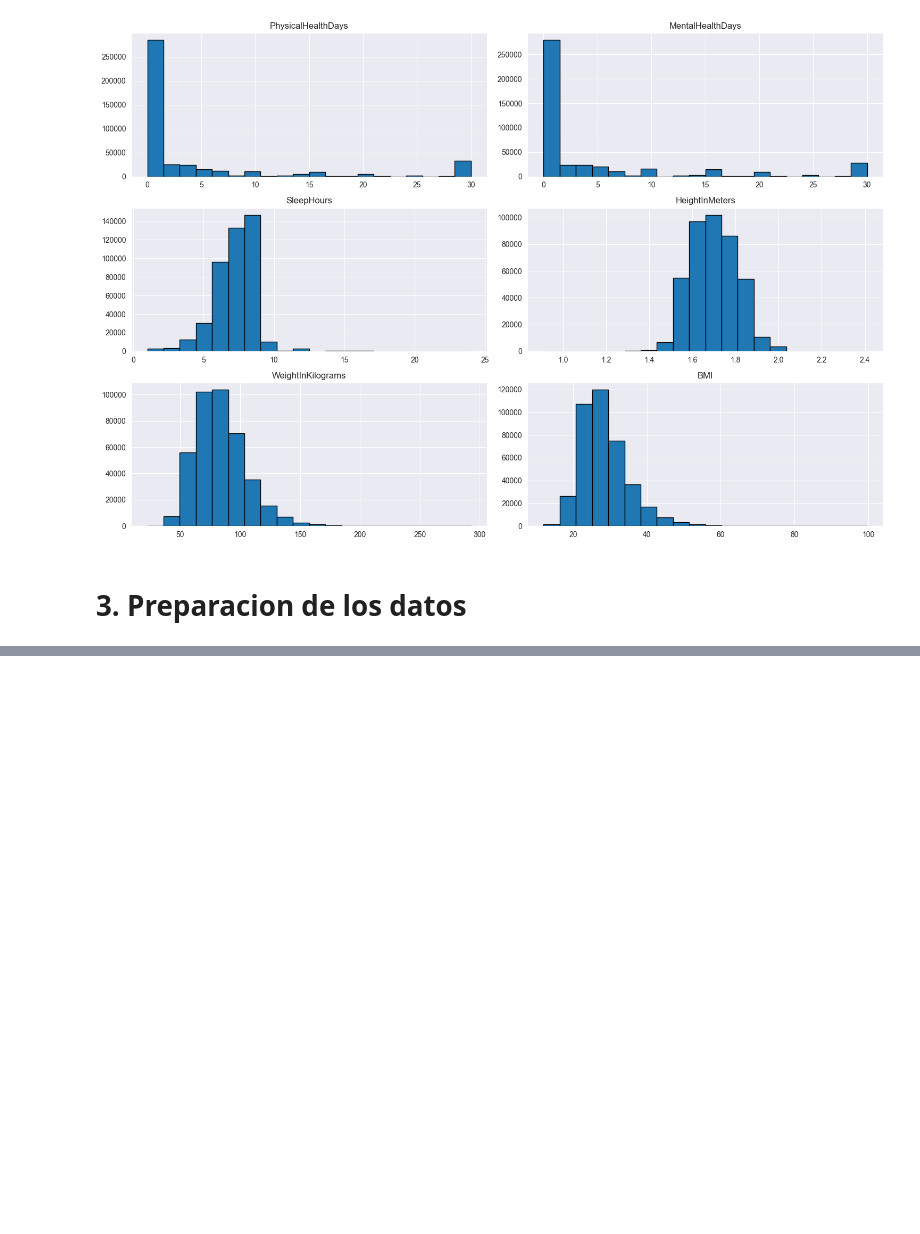
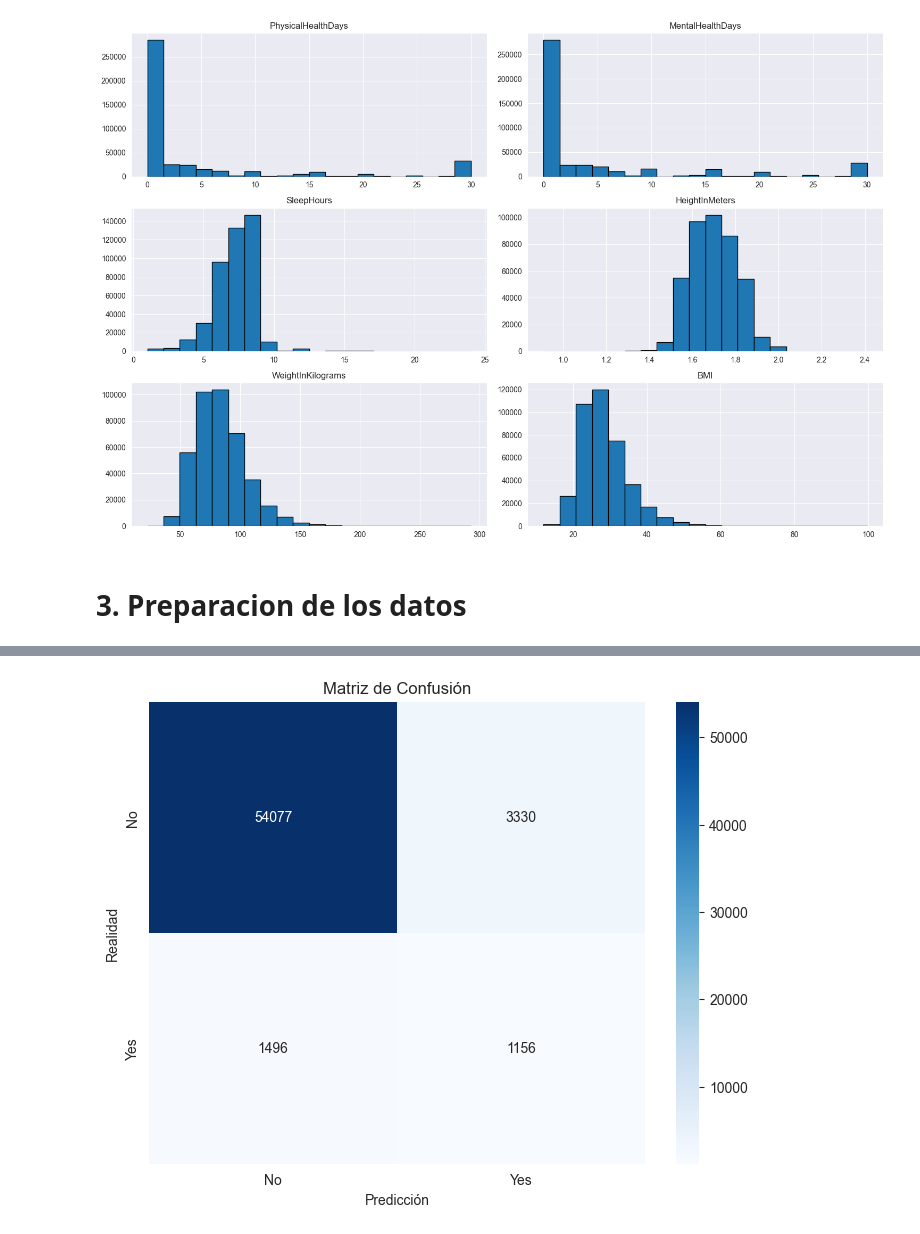
Before and after one commit to MrPepePollo/TF_MetodologiaDS, a Jupyter notebook: TF.ipynb, the cells around one changed output, grey strips where cells are left out. Saved outputs shown, nothing was run; the diff lists cells and outputs as text; code cells hidden in the pictures; blank space fills up the shorter version.

```diff
--- a/TF.ipynb
+++ b/TF.ipynb
@@ -69,0 +384,27 @@ plt.show()
+# %%
+# Aplicar el preprocesamiento al conjunto de entrenamiento y prueba
+X_train_preprocessed = preprocessor.fit_transform(X_train)
+X_test_preprocessed = preprocessor.transform(X_test)
+
+# Convertir a arrays densos
+X_train_smote_dense = X_train_smote.toarray()
+X_test_dense = X_test_preprocessed.toarray()
+
+# Redimensionar los datos para que tengan una dimensión temporal
+X_train_rnn = X_train_smote_dense.reshape((X_train_smote_dense.shape[0], 1, X_train_smote_dense.shape[1]))
+X_test_rnn = X_test_dense.reshape((X_test_dense.shape[0], 1, X_test_dense.shape[1]))
+
+# Convertir las etiquetas a numpy arrays si es necesario
+y_train_smote = np.array(y_train_smote)
+y_test = np.array(y_test)
+# %%
+# Definir el modelo
+model = Sequential()
+model.add(SimpleRNN(units=50, input_shape=(X_train_rnn.shape[1], X_train_rnn.shape[2]), activation='relu'))
+model.add(Dense(1, activation='sigmoid'))
+
+# Compilar el modelo
+model.compile(optimizer=Adam(learning_rate=0.001), loss='binary_crossentropy', metrics=['accuracy'])
+
+# Entrenar el modelo
+history = model.fit(X_train_rnn, y_train_smote, epochs=20, batch_size=32, validation_data=(X_test_rnn, y_test))
@@ -69,0 +442,8 @@ plt.show()
+# %%
+# Realizar predicciones
+y_pred_proba = model.predict(X_test_rnn).flatten()
+y_pred = (y_pred_proba > 0.5).astype(int)
+
+# Mostrar métricas de rendimiento
+print("\nReporte de Clasificación:\n", classification_report(y_test, y_pred))
+print("AUC-ROC:", roc_auc_score(y_test, y_pred_proba))
@@ -69,0 +464,12 @@ plt.show()
+# %%
+cm = confusion_matrix(y_test, y_pred)
+
+# Graficar la matriz de confusión
+plt.figure(figsize=(8, 6))
+sns.heatmap(cm, annot=True, fmt='d', cmap='Blues', xticklabels=['No', 'Yes'], yticklabels=['No', 'Yes'])
+plt.title('Matriz de Confusión')
+plt.xlabel('Predicción')
+plt.ylabel('Realidad')
+plt.show()
+# %% [output]
+[figure, added]
```
Also changed, not shown: parts of 23 cells of this notebook, 5 other files.
